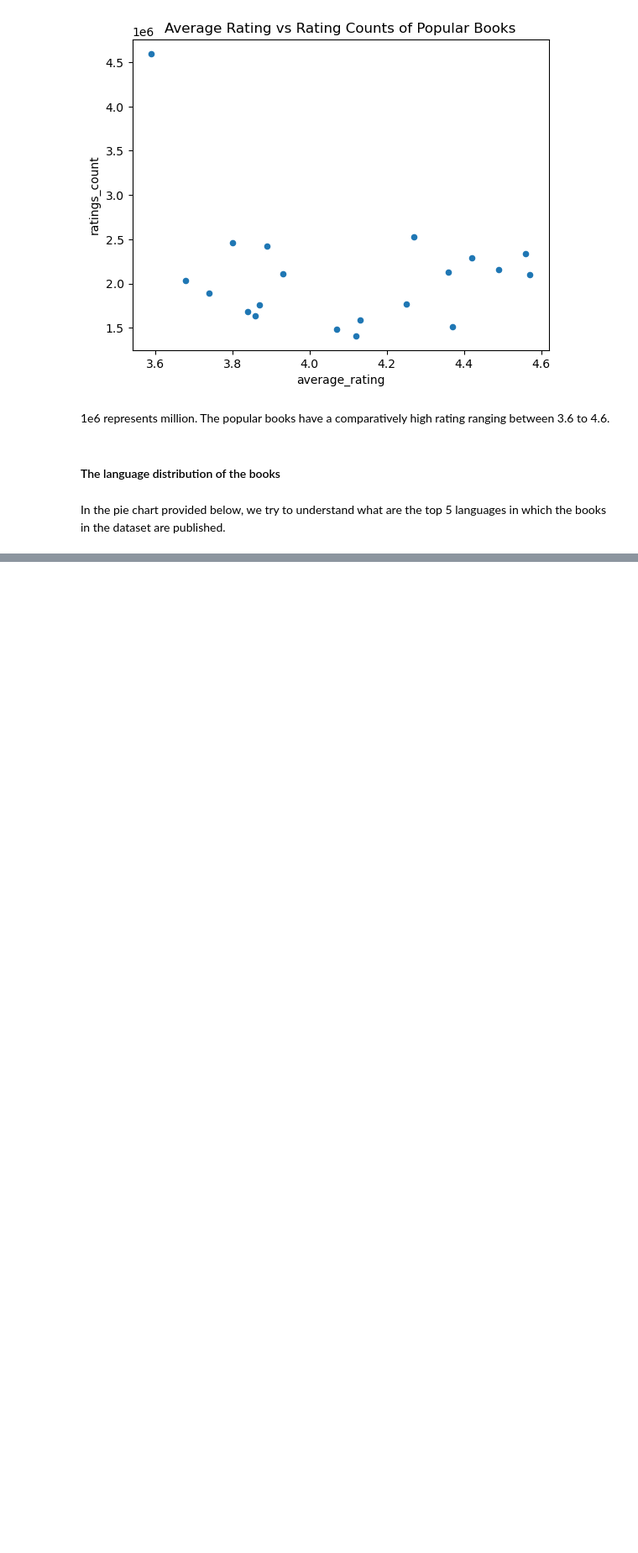
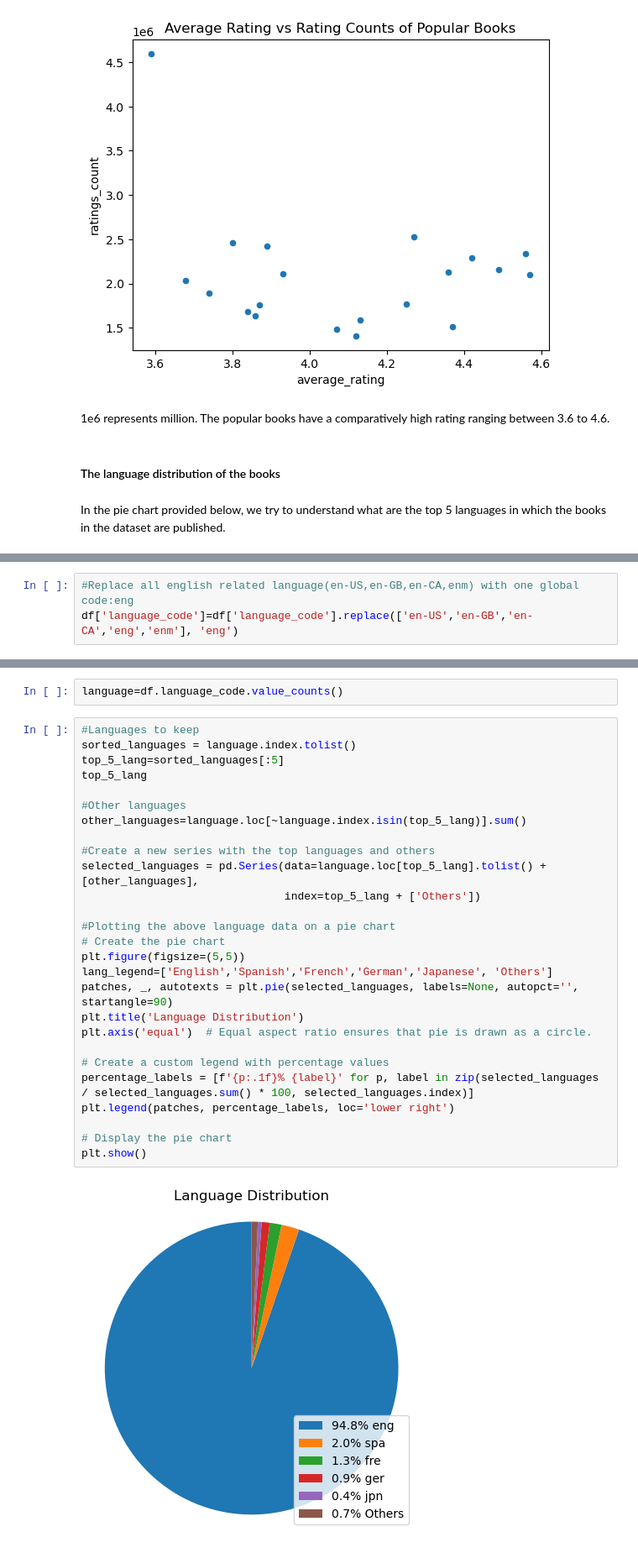
Before and after one commit to nareshkodam/Book-Rating-Prediction-Model, a Jupyter notebook: DataCleaning.ipynb, the cells around one changed output, grey strips where cells are left out. Shown: that part at 84% size. Cells and saved outputs as stored; diff of their text form; blank space fills up the shorter version.

```diff
--- a/DataCleaning.ipynb
+++ b/DataCleaning.ipynb
@@ -383,0 +389,3 @@ In the pie chart provided below, we try to understand what are the top 5 languag
+# %%
+#Replace all english related language(en-US,en-GB,en-CA,enm) with one global code:eng
+df['language_code']=df['language_code'].replace(['en-US','en-GB','en-CA','eng','enm'], 'eng')
@@ -383,0 +398,31 @@ In the pie chart provided below, we try to understand what are the top 5 languag
+# %%
+language=df.language_code.value_counts()
+# %%
+#Languages to keep
+sorted_languages = language.index.tolist()
+top_5_lang=sorted_languages[:5]
+top_5_lang
+
+#Other languages
+other_languages=language.loc[~language.index.isin(top_5_lang)].sum()
+
+#Create a new series with the top languages and others
+selected_languages = pd.Series(data=language.loc[top_5_lang].tolist() + [other_languages],
+                               index=top_5_lang + ['Others'])
+
+#Plotting the above language data on a pie chart
+# Create the pie chart
+plt.figure(figsize=(5,5))
+lang_legend=['English','Spanish','French','German','Japanese', 'Others']
+patches, _, autotexts = plt.pie(selected_languages, labels=None, autopct='', startangle=90)
+plt.title('Language Distribution')
+plt.axis('equal')  # Equal aspect ratio ensures that pie is drawn as a circle.
+
+# Create a custom legend with percentage values
+percentage_labels = [f'{p:.1f}% {label}' for p, label in zip(selected_languages / selected_languages.sum() * 100, selected_languages.index)]
+plt.legend(patches, percentage_labels, loc='lower right')
+
+# Display the pie chart
+plt.show()
+# %% [output]
+[figure, added]
```
Also changed, not shown: parts of 2 cells of this notebook.
